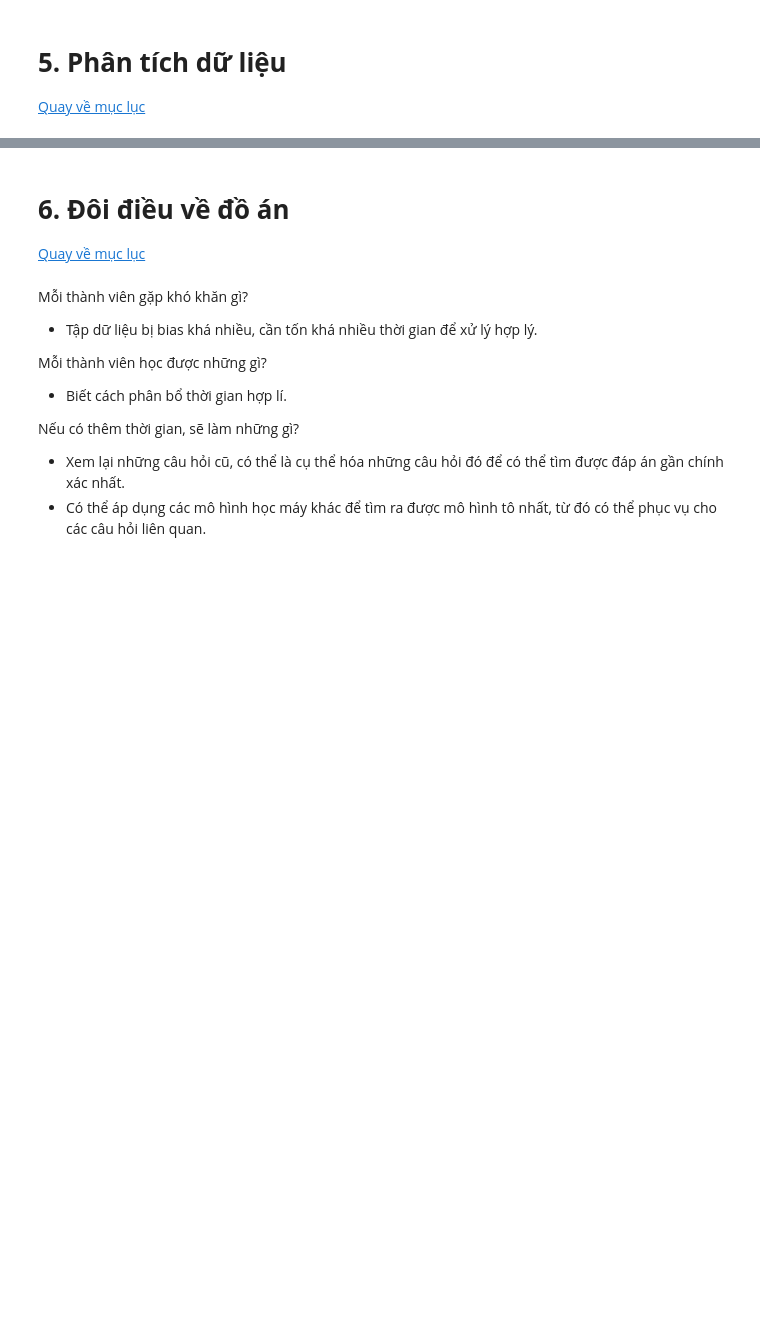
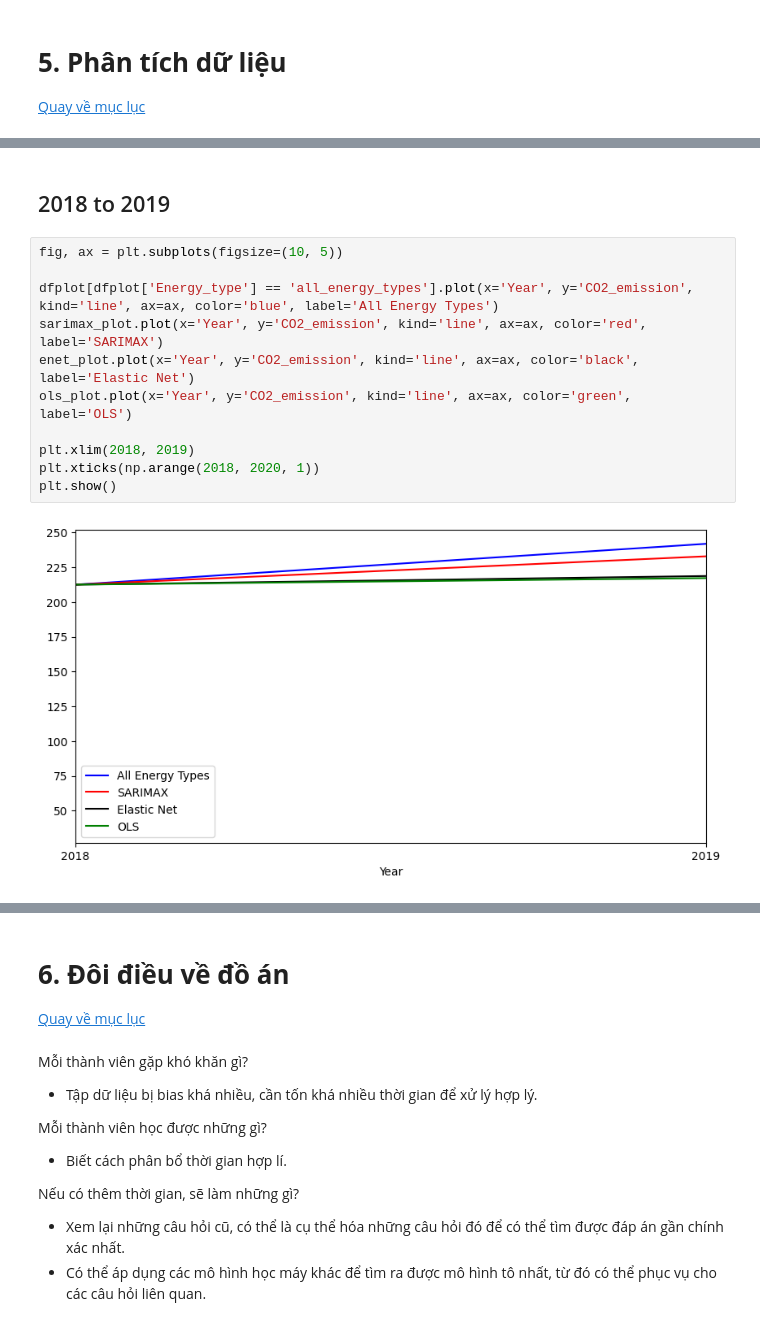
Before and after one commit to baonhat1802/CO2-Visuzlization, a Jupyter notebook: prj.ipynb, the cells around one changed output, grey strips where cells are left out. Drawn from its saved outputs; the diff is of its cells as text; blank space fills up the shorter version.

```diff
--- a/prj.ipynb
+++ b/prj.ipynb
@@ -224,0 +547,15 @@ df.describe()
+# %% [markdown]
+## 2018 to 2019
+# %%
+fig, ax = plt.subplots(figsize=(10, 5))
+
+dfplot[dfplot['Energy_type'] == 'all_energy_types'].plot(x='Year', y='CO2_emission', kind='line', ax=ax, color='blue', label='All Energy Types')
+sarimax_plot.plot(x='Year', y='CO2_emission', kind='line', ax=ax, color='red', label='SARIMAX')
+enet_plot.plot(x='Year', y='CO2_emission', kind='line', ax=ax, color='black', label='Elastic Net')
+ols_plot.plot(x='Year', y='CO2_emission', kind='line', ax=ax, color='green', label='OLS')
+
+plt.xlim(2018, 2019)
+plt.xticks(np.arange(2018, 2020, 1))
+plt.show()
+# %% [output]
+[figure, added]
```
Also changed, not shown: parts of 54 cells of this notebook, 1 other file.
